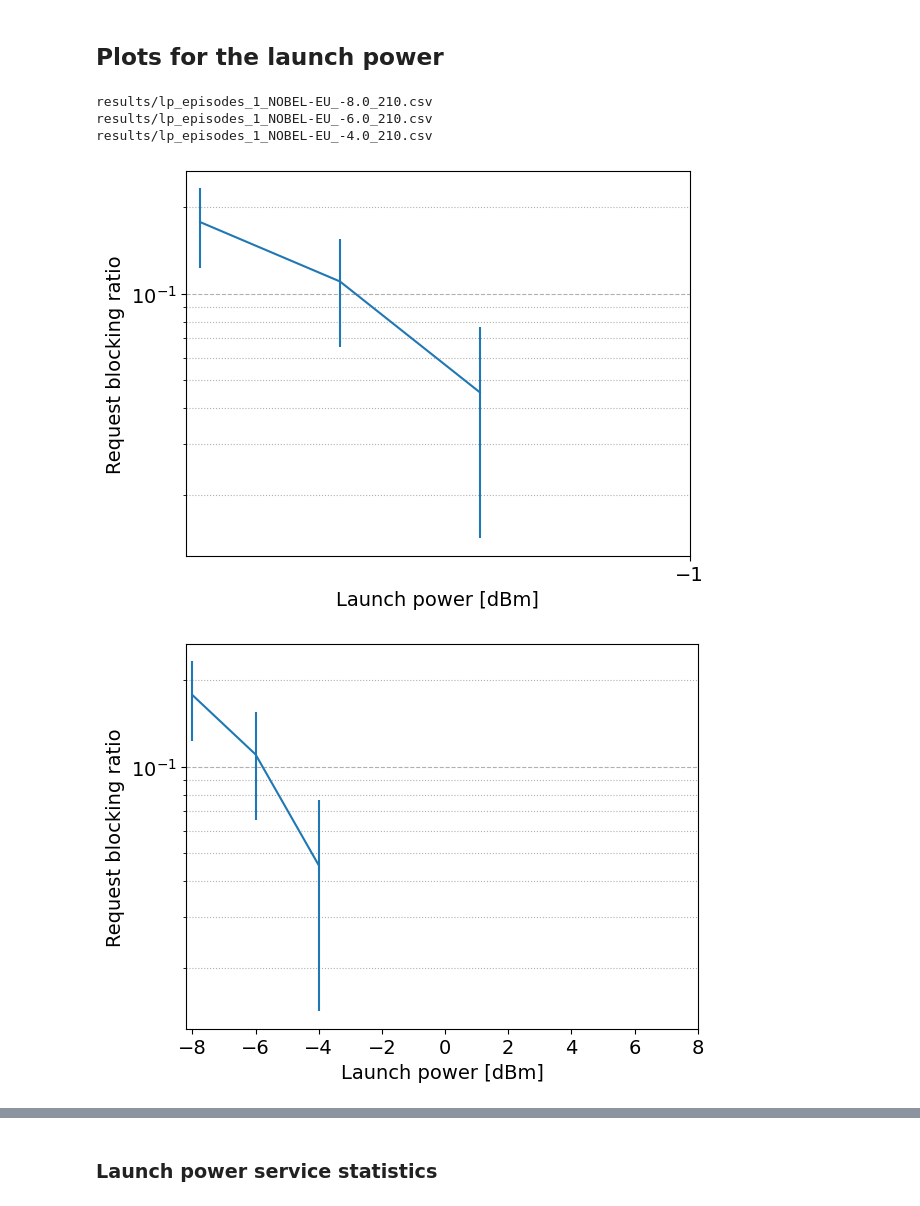
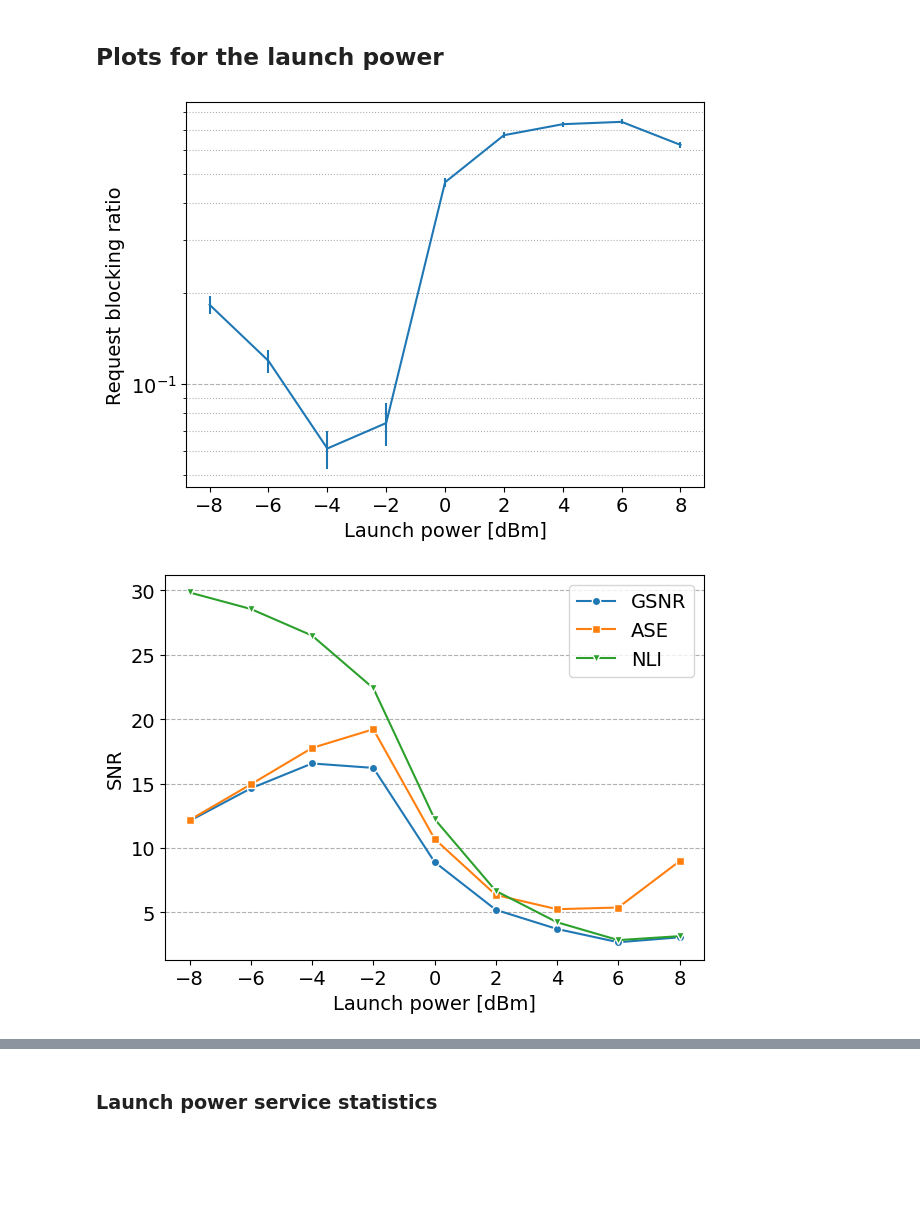
Before and after one commit to carlosnatalino/optical-networking-gym, a Jupyter notebook: examples/JOCN_Benchmark_2024/plots.ipynb, the cells around one changed output, grey strips where cells are left out. Cells and saved outputs as stored; diff of their text form; code cells hidden in the pictures; blank space fills up the shorter version.

Commit message:
Pushing data processing

```diff
--- a/examples/JOCN_Benchmark_2024/plots.ipynb
+++ b/examples/JOCN_Benchmark_2024/plots.ipynb
@@ -11,12 +15,12 @@ import matplotlib.pyplot as plt
 # plt.rcParams.get("font.size")
 plt.rcParams.update({'font.size': 14})
 # %%
-topology_name = "nsfnet"
+topology_name = "nobel-eu"
 # topology_name = "janos-us"
 # topology_name = "germany50"
 strategies = np.arange(1, 5)
 
-launch_powers = np.linspace(-1, 1, num=5)
+launch_powers = np.linspace(-8, 8, 9)
 
 if topology_name == "nobel-eu":
     load = 210
@@ -27,9 +31,6 @@ elif topology_name == "germany50":
 elif topology_name == "janos-us":
     load = 150
     loads = np.arange(100, 601, 50)
-elif topology_name == "nsfnet":
-    load = 210.0
-    loads = np.arange(100, 601, 50)
 
 bandwidth = 4e12
 frequency_start = 3e8 / 1565e-9
@@ -173,13 +114,8 @@ plt.show()
 # %%
 means = []
 stdevs = []
-topology_name = "nobel-eu"
-launch_powers = [-8.0, -6.0, -4.0]
-load = 210
 for launch_power in launch_powers:
-    print(f"results/lp_episodes_1_{topology_name.upper()}_{launch_power}_{load}.csv")
     data_episodes = pd.read_csv(f"results/lp_episodes_1_{topology_name.upper()}_{launch_power}_{load}.csv", skiprows=1)
-    data_episodes["episode_service_blocking_rate"] = pd.to_numeric(data_episodes["episode_service_blocking_rate"], errors='coerce')
     means.append(data_episodes["episode_service_blocking_rate"].mean())
     stdevs.append(data_episodes["episode_service_blocking_rate"].std())
 
@@ -191,38 +127,65 @@ plt.grid(visible=True, which="major", axis="y", ls="--")
 plt.grid(visible=True, which="minor", axis="y", ls=":")
 plt.xlabel("Launch power [dBm]")
 plt.ylabel("Request blocking ratio")
-plt.xticks(range(-1, 1, 5))
+plt.xticks(range(-8, 9, 2))
 plt.tight_layout()
-# plt.savefig(f"figures/{topology_name}_lp_rbr.png")
-# plt.savefig(f"figures/{topology_name}_lp_rbr.pdf")
+plt.savefig(f"figures/{topology_name}_lp_rbr.png")
+plt.savefig(f"figures/{topology_name}_lp_rbr.pdf")
 # plt.savefig(f"figures/{topology_name}_lp_rbr.svg")
 plt.show()
 # %% [output]
-results/lp_episodes_1_NOBEL-EU_-8.0_210.csv
-results/lp_episodes_1_NOBEL-EU_-6.0_210.csv
-results/lp_episodes_1_NOBEL-EU_-4.0_210.csv
-[figure, old version]
+[figure, new version]
 # %%
-means = []
-stdevs = []
+mean_osnr = []
+stdev_osnr = []
+mean_ase = []
+stdev_ase = []
+mean_nli = []
+stdev_nli = []
+disrupted_services = []
+best_launch_power = 0
+best_mean = 0
+
 for launch_power in launch_powers:
+    data_services = pd.read_csv(f"results/lp_services_1_{topology_name.upper()}_{launch_power}_{load}_10.csv", skiprows=1)
+
+    mean = data_services["osnr"].mean()
+
+    if mean > best_mean:
+        best_mean = mean
+        best_launch_power = launch_power
+
+    mean_osnr.append(mean)
+    stdev_osnr.append(data_services["osnr"].std())
+
+    mean_ase.append(data_services["ase"].mean())
+    stdev_ase.append(data_services["ase"].std())
+
+    mean_nli.append(data_services["nli"].mean())
+    stdev_nli.append(data_services["nli"].std())
+
     data_episodes = pd.read_csv(f"results/lp_episodes_1_{topology_name.upper()}_{launch_power}_{load}.csv", skiprows=1)
-    means.append(data_episodes["episode_service_blocking_rate"].mean())
-    stdevs.append(data_episodes["episode_service_blocking_rate"].std())
+    disrupted_services.append(data_episodes["episode_disrupted_services"].sum())
 
 plt.figure()
-plt.errorbar(launch_powers, means, stdevs)
-plt.gca().set_yscale("log")
+
+# plt.errorbar(launch_powers, mean_osnr, stdev_osnr, label="GSNR")
+# plt.errorbar(launch_powers, mean_ase, stdev_ase, label="ASE")
+# plt.errorbar(launch_powers, mean_nli, stdev_nli, label="NLI")
+
+plt.plot(launch_powers, mean_osnr, label="GSNR", marker="o", mec="white")
+plt.plot(launch_powers, mean_ase, label="ASE", marker="s", mec="white")
+plt.plot(launch_powers, mean_nli, label="NLI", marker="v", mec="white")
+
 plt.grid(visible=True, which="major", axis="y", ls="--")
-# plt.grid(visible=True, which="major", axis="x", ls=":")
 plt.grid(visible=True, which="minor", axis="y", ls=":")
 plt.xlabel("Launch power [dBm]")
-plt.ylabel("Request blocking ratio")
-plt.xticks(range(-8, 9, 2))
+plt.ylabel("SNR")
+plt.legend()
 plt.tight_layout()
-# plt.savefig(f"figures/{topology_name}_lp_rbr.png")
-# plt.savefig(f"figures/{topology_name}_lp_rbr.pdf")
-# plt.savefig(f"figures/{topology_name}_lp_rbr.svg")
+plt.savefig(f"figures/{topology_name}_lp_snr.png")
+plt.savefig(f"figures/{topology_name}_lp_snr.pdf")
+# plt.savefig(f"figures/{topology_name}_lp_snr.svg")
 plt.show()
 # %% [output]
-[figure, old version]
+[figure, new version]
```
Also changed, not shown: parts of 21 cells of this notebook, 1 other file.
